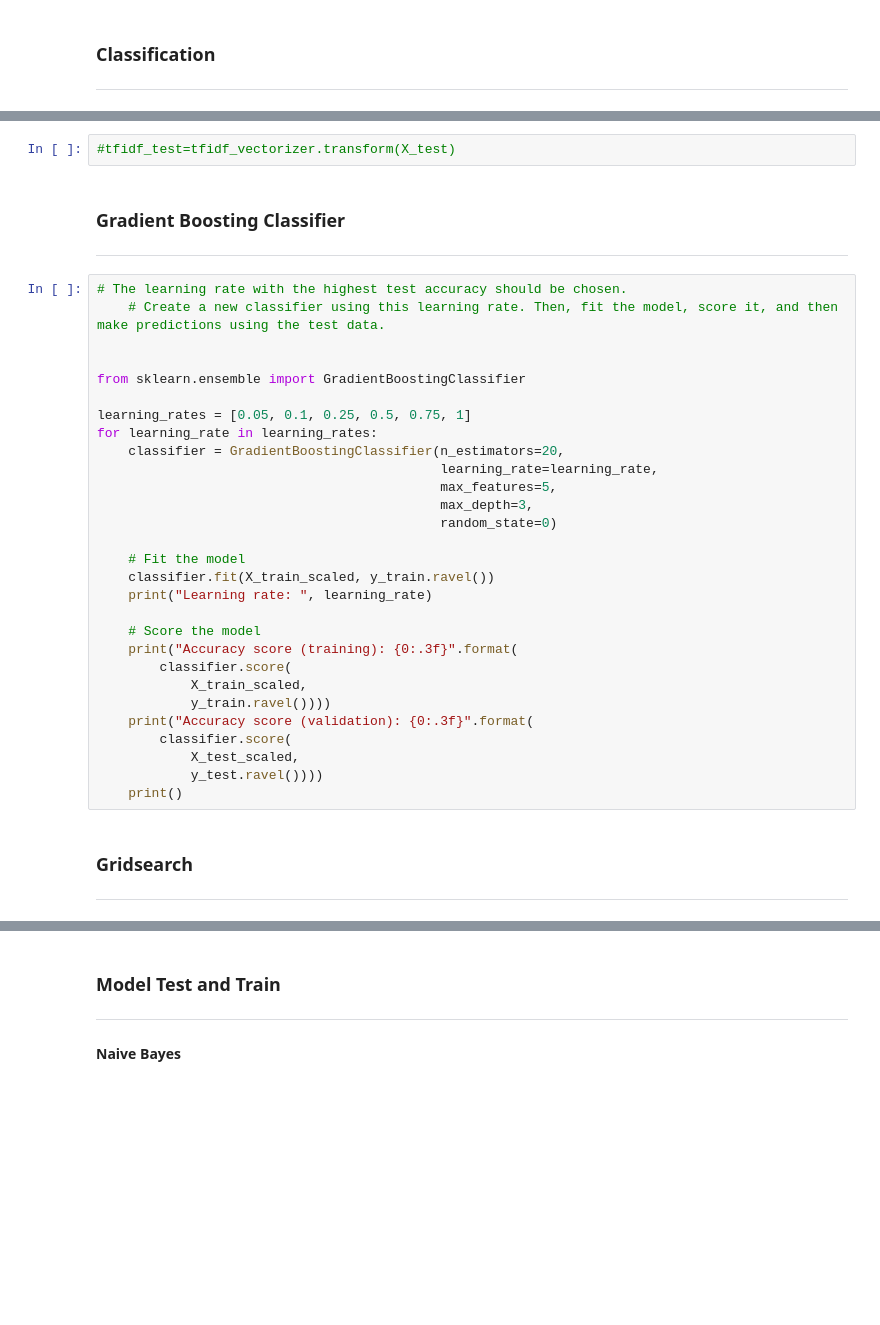
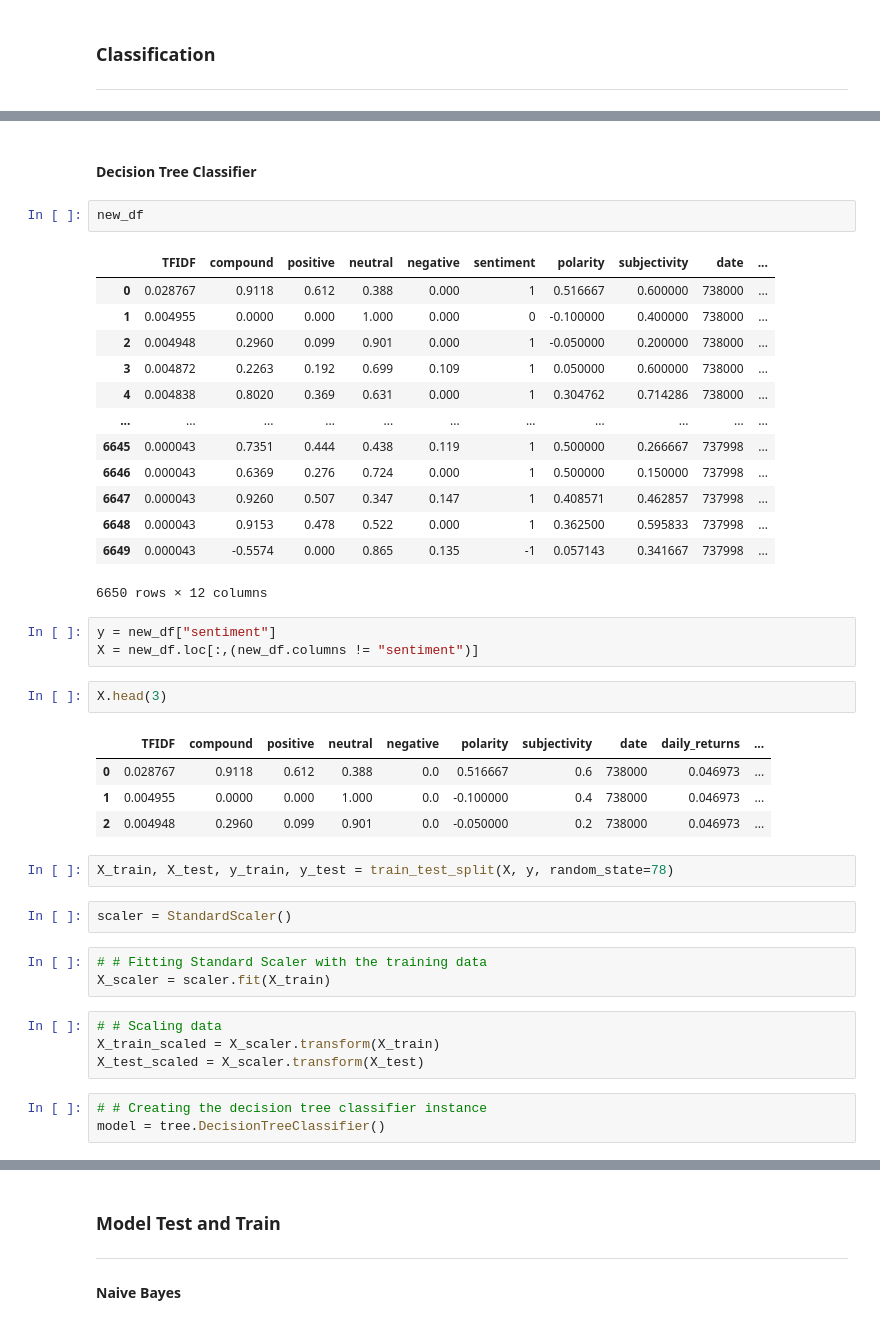
Before and after one commit to Danebob86/EV_Sentiment_Trading, a Jupyter notebook: Twitter_Sentiment_Analysis_V2.ipynb, the cells around one changed output, grey strips where cells are left out. Cells and saved outputs as stored; diff of their text form; blank space fills up the shorter version.

```diff
--- a/Twitter_Sentiment_Analysis_V2.ipynb
+++ b/Twitter_Sentiment_Analysis_V2.ipynb
@@ -937,37 +903,42 @@ TypeError: invalid type promotion
-# %%
-#tfidf_test=tfidf_vectorizer.transform(X_test)
-# %% [markdown]
-### Gradient Boosting Classifier
-__________
-# %%
-# The learning rate with the highest test accuracy should be chosen.
-    # Create a new classifier using this learning rate. Then, fit the model, score it, and then make predictions using the test data.
-
-
-from sklearn.ensemble import GradientBoostingClassifier
-
-learning_rates = [0.05, 0.1, 0.25, 0.5, 0.75, 1]
-for learning_rate in learning_rates:
-    classifier = GradientBoostingClassifier(n_estimators=20,
-                                            learning_rate=learning_rate,
-                                            max_features=5,
-                                            max_depth=3,
-                                            random_state=0)
-
-    # Fit the model
-    classifier.fit(X_train_scaled, y_train.ravel())
-    print("Learning rate: ", learning_rate)
-
-    # Score the model
-    print("Accuracy score (training): {0:.3f}".format(
-        classifier.score(
-            X_train_scaled,
-            y_train.ravel())))
-    print("Accuracy score (validation): {0:.3f}".format(
-        classifier.score(
-            X_test_scaled,
-            y_test.ravel())))
-    print()
-# %% [markdown]
-### Gridsearch
-__________
+# %% [markdown]
+#### Decision Tree Classifier
+# %%
+new_df
+# %% [output]
+|  | TFIDF | compound | positive | neutral | negative | sentiment | polarity | subjectivity | date | ... |
+| 0 | 0.028767 | 0.9118 | 0.612 | 0.388 | 0.000 | 1 | 0.516667 | 0.600000 | 738000 | ... |
+| 1 | 0.004955 | 0.0000 | 0.000 | 1.000 | 0.000 | 0 | -0.100000 | 0.400000 | 738000 | ... |
+| 2 | 0.004948 | 0.2960 | 0.099 | 0.901 | 0.000 | 1 | -0.050000 | 0.200000 | 738000 | ... |
+| 3 | 0.004872 | 0.2263 | 0.192 | 0.699 | 0.109 | 1 | 0.050000 | 0.600000 | 738000 | ... |
+| 4 | 0.004838 | 0.8020 | 0.369 | 0.631 | 0.000 | 1 | 0.304762 | 0.714286 | 738000 | ... |
+| ... | ... | ... | ... | ... | ... | ... | ... | ... | ... | ... |
+| 6645 | 0.000043 | 0.7351 | 0.444 | 0.438 | 0.119 | 1 | 0.500000 | 0.266667 | 737998 | ... |
+| 6646 | 0.000043 | 0.6369 | 0.276 | 0.724 | 0.000 | 1 | 0.500000 | 0.150000 | 737998 | ... |
+| 6647 | 0.000043 | 0.9260 | 0.507 | 0.347 | 0.147 | 1 | 0.408571 | 0.462857 | 737998 | ... |
+| 6648 | 0.000043 | 0.9153 | 0.478 | 0.522 | 0.000 | 1 | 0.362500 | 0.595833 | 737998 | ... |
+| 6649 | 0.000043 | -0.5574 | 0.000 | 0.865 | 0.135 | -1 | 0.057143 | 0.341667 | 737998 | ... |
+6650 rows × 12 columns
+# %%
+y = new_df["sentiment"]
+X = new_df.loc[:,(new_df.columns != "sentiment")]
+# %%
+X.head(3)
+# %% [output]
+|  | TFIDF | compound | positive | neutral | negative | polarity | subjectivity | date | daily_returns | ... |
+| 0 | 0.028767 | 0.9118 | 0.612 | 0.388 | 0.0 | 0.516667 | 0.6 | 738000 | 0.046973 | ... |
+| 1 | 0.004955 | 0.0000 | 0.000 | 1.000 | 0.0 | -0.100000 | 0.4 | 738000 | 0.046973 | ... |
+| 2 | 0.004948 | 0.2960 | 0.099 | 0.901 | 0.0 | -0.050000 | 0.2 | 738000 | 0.046973 | ... |
+# %%
+X_train, X_test, y_train, y_test = train_test_split(X, y, random_state=78)
+# %%
+scaler = StandardScaler()
+# %%
+# # Fitting Standard Scaler with the training data
+X_scaler = scaler.fit(X_train)
+# %%
+# # Scaling data
+X_train_scaled = X_scaler.transform(X_train)
+X_test_scaled = X_scaler.transform(X_test)
+# %%
+# # Creating the decision tree classifier instance
+model = tree.DecisionTreeClassifier()
```
Also changed, not shown: parts of 64 cells of this notebook.
